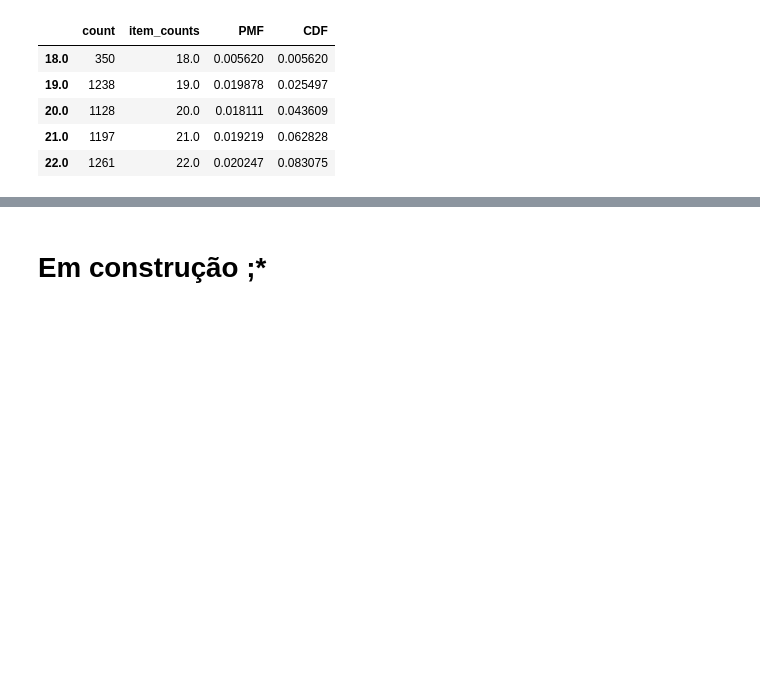
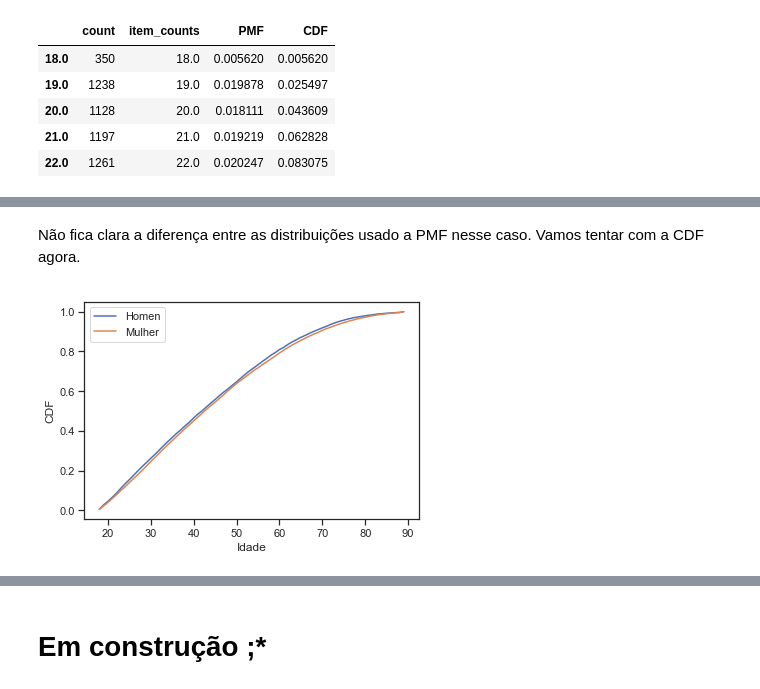
Before and after one commit to plbalmeida/aed-Py, a Jupyter notebook: aed-Py.ipynb, the cells around one changed output, grey strips where cells are left out. Saved outputs shown, nothing was run; the diff lists cells and outputs as text; code cells hidden in the pictures; blank space fills up the shorter version.

```diff
--- a/aed-Py.ipynb
+++ b/aed-Py.ipynb
@@ -402,0 +435,14 @@ plt.show()
+# %% [markdown]
+Não fica clara a diferença entre as distribuições usado a PMF nesse caso. Vamos tentar com a CDF agora.
+# %%
+cdf_male_age = CDF(male_age)
+cdf_female_age = CDF(female_age)
+
+plt.plot(cdf_male_age['item_counts'], cdf_male_age['CDF'], label='Homen')
+plt.plot(cdf_male_age['item_counts'], cdf_female_age['CDF'], label='Mulher')
+plt.xlabel('Idade')
+plt.ylabel('CDF')
+plt.legend()
+plt.show()
+# %% [output]
+[figure, added]
```
Also changed, not shown: parts of 18 cells of this notebook.
